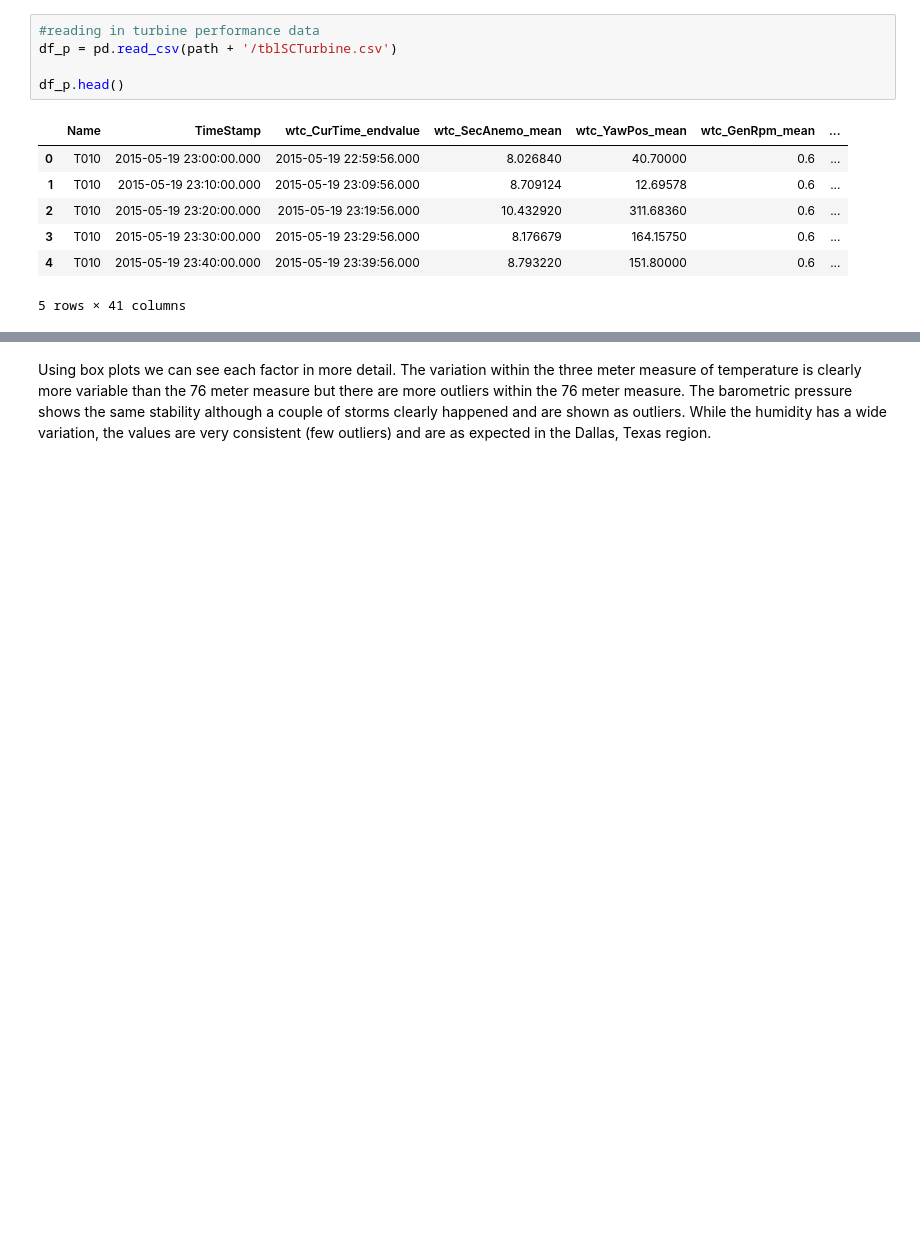
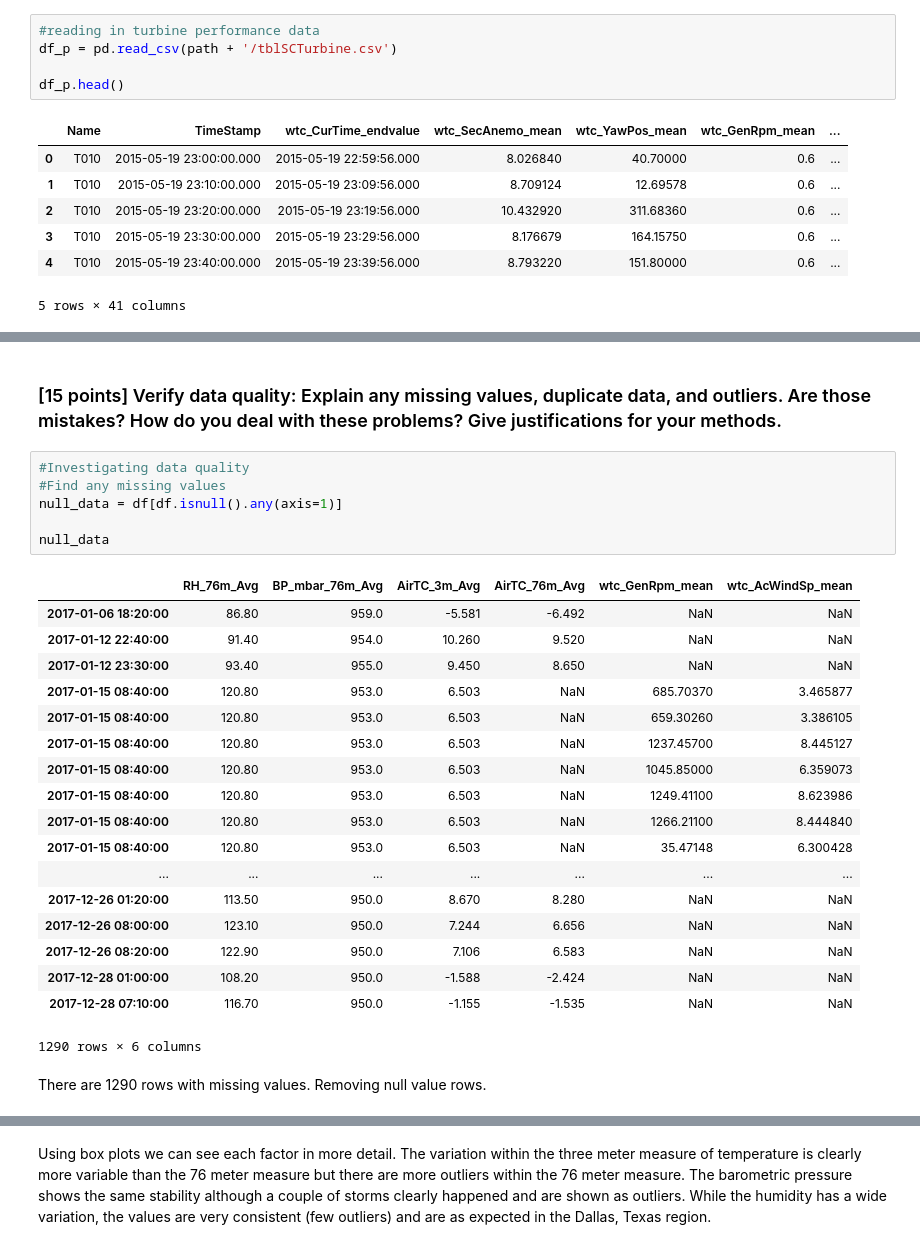
Before and after one commit to CaseyRMartinez/DataMiningProject1, a Jupyter notebook: MetTower (1).ipynb, the cells around one changed output, grey strips where cells are left out. Drawn from its saved outputs; the diff is of its cells as text; blank space fills up the shorter version.

```diff
--- a/MetTower (1).ipynb
+++ b/MetTower (1).ipynb
@@ -169,0 +200,29 @@ The mean rpm of the turbine varies but is clearly at maximum more of the time th
+# %% [markdown]
+### [15 points] Verify data quality: Explain any missing values, duplicate data, and outliers. Are those mistakes? How do you deal with these problems? Give justifications for your methods.
+# %%
+#Investigating data quality
+#Find any missing values
+null_data = df[df.isnull().any(axis=1)]
+
+null_data
+# %% [output]
+|  | RH_76m_Avg | BP_mbar_76m_Avg | AirTC_3m_Avg | AirTC_76m_Avg | wtc_GenRpm_mean | wtc_AcWindSp_mean |
+| 2017-01-06 18:20:00 | 86.80 | 959.0 | -5.581 | -6.492 | NaN | NaN |
+| 2017-01-12 22:40:00 | 91.40 | 954.0 | 10.260 | 9.520 | NaN | NaN |
+| 2017-01-12 23:30:00 | 93.40 | 955.0 | 9.450 | 8.650 | NaN | NaN |
+| 2017-01-15 08:40:00 | 120.80 | 953.0 | 6.503 | NaN | 685.70370 | 3.465877 |
+| 2017-01-15 08:40:00 | 120.80 | 953.0 | 6.503 | NaN | 659.30260 | 3.386105 |
+| 2017-01-15 08:40:00 | 120.80 | 953.0 | 6.503 | NaN | 1237.45700 | 8.445127 |
+| 2017-01-15 08:40:00 | 120.80 | 953.0 | 6.503 | NaN | 1045.85000 | 6.359073 |
+| 2017-01-15 08:40:00 | 120.80 | 953.0 | 6.503 | NaN | 1249.41100 | 8.623986 |
+| 2017-01-15 08:40:00 | 120.80 | 953.0 | 6.503 | NaN | 1266.21100 | 8.444840 |
+| 2017-01-15 08:40:00 | 120.80 | 953.0 | 6.503 | NaN | 35.47148 | 6.300428 |
+| ... | ... | ... | ... | ... | ... | ... |
+| 2017-12-26 01:20:00 | 113.50 | 950.0 | 8.670 | 8.280 | NaN | NaN |
+| 2017-12-26 08:00:00 | 123.10 | 950.0 | 7.244 | 6.656 | NaN | NaN |
+| 2017-12-26 08:20:00 | 122.90 | 950.0 | 7.106 | 6.583 | NaN | NaN |
+| 2017-12-28 01:00:00 | 108.20 | 950.0 | -1.588 | -2.424 | NaN | NaN |
+| 2017-12-28 07:10:00 | 116.70 | 950.0 | -1.155 | -1.535 | NaN | NaN |
+1290 rows × 6 columns
+# %% [markdown]
+There are 1290 rows with missing values. Removing null value rows.
```
Also changed, not shown: parts of 27 cells of this notebook.
